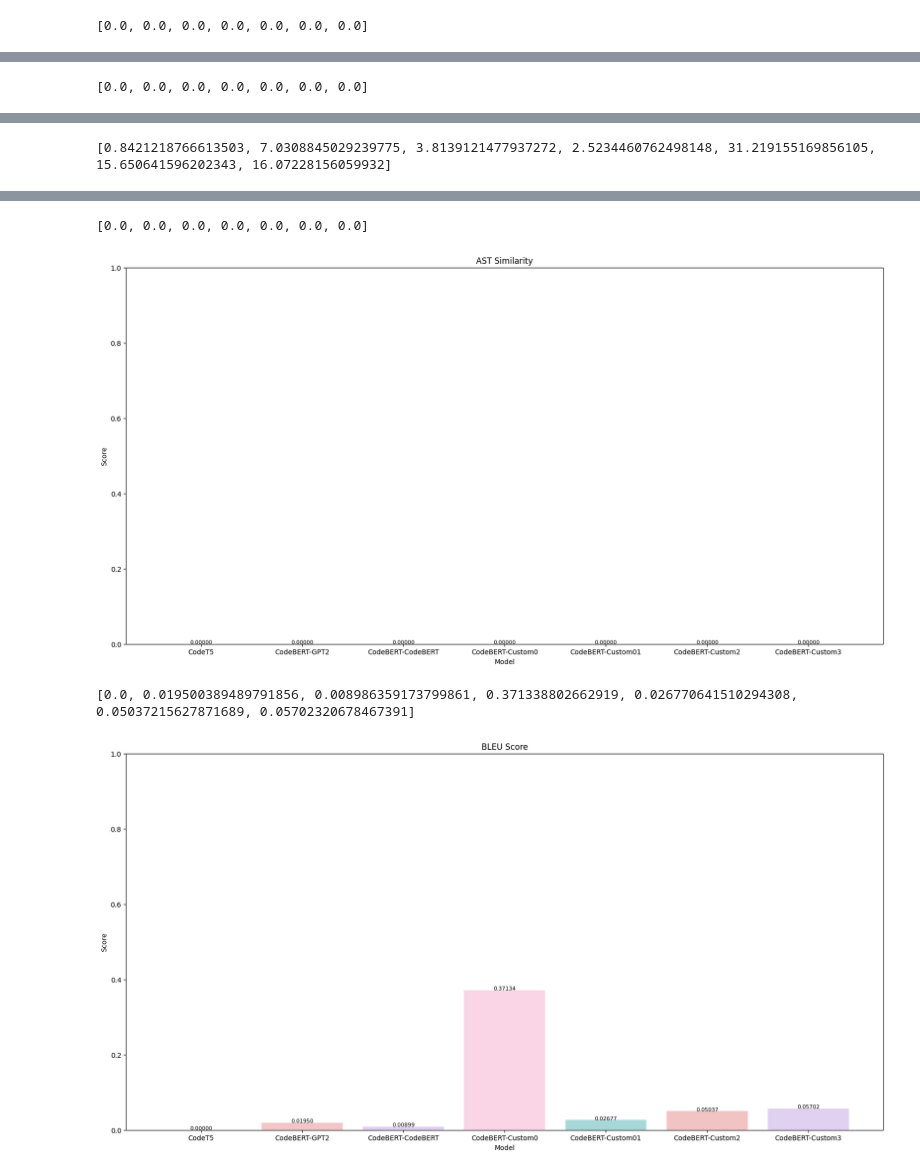
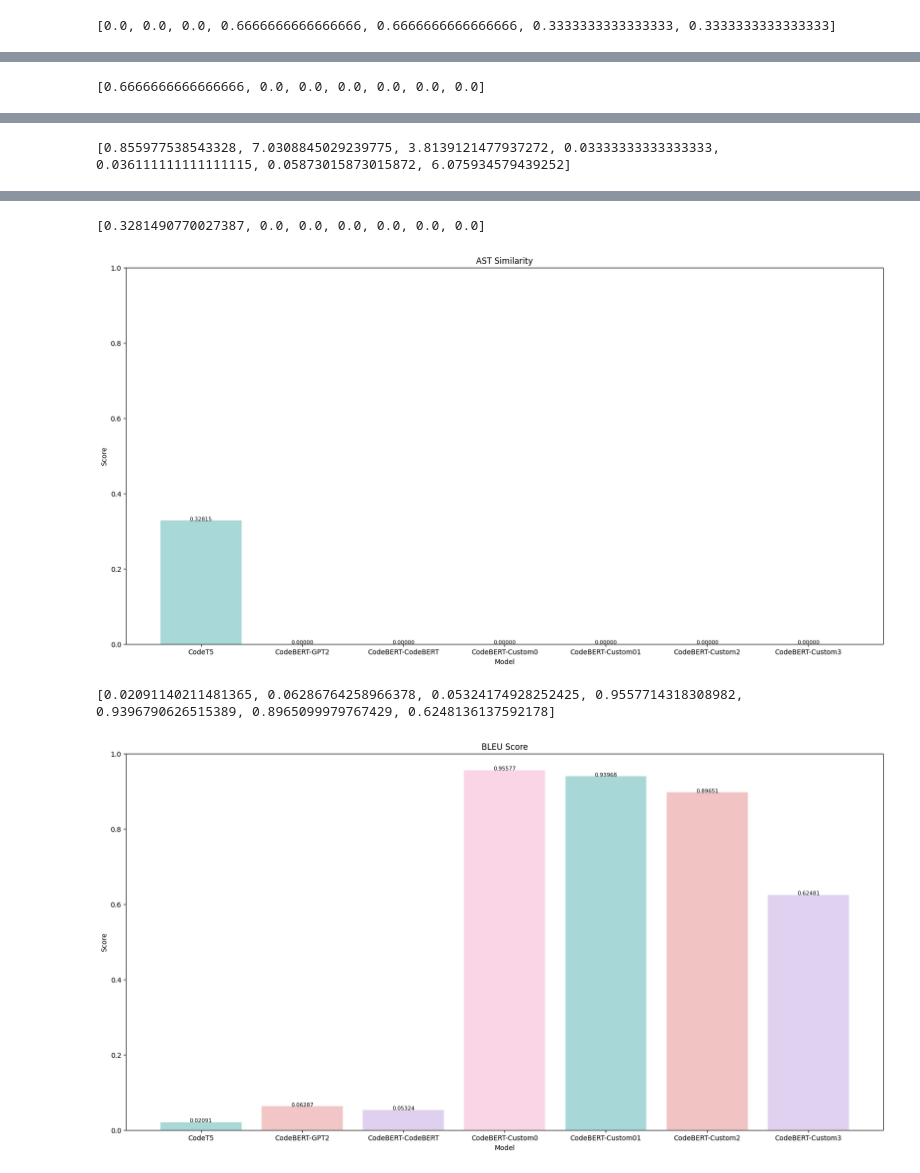
Before and after one commit to Batool-AA/PyFixAI, a Jupyter notebook: evaluation/metrics/metrics.ipynb, the cells around one changed output, grey strips where cells are left out. Saved outputs shown, nothing was run; the diff lists cells and outputs as text; code cells hidden in the pictures.

```diff
--- a/evaluation/metrics/metrics.ipynb
+++ b/evaluation/metrics/metrics.ipynb
@@ -108,48 +107,49 @@ def detokenize(tokens):
             code += "\n" + ("    " * indent_level)
         elif token == "INDENT":
             indent_level += 1
+            code += "\n" + ("    " * indent_level)
         elif token == "DEDENT":
-            indent_level = max(indent_level - 1, 0)
+            indent_level -= 1
             code += "\n" + ("    " * indent_level)
         else:
-            code += token if token in "():,." else f" {token}"
+            if code and code[-1] not in ("\n", " ", "(", "[", "{"):
+                code += " "
+            code += token
     return code.strip()
 # %%
-def evaluate_seq2seq(model, tokenizer):
+def evaluate_seq2seq(model, tokenizer, max_length=128):
     predictions = []
     ground_truths = []
 
     for entry in test_data:
         src_code = entry["src"]
         expected_output = entry["tgt"]
-        input = 'Fix: \n ' + detokenize(src_code)
-
 
         # Tokenize input with attention_mask explicitly passed
         inputs = tokenizer(
-            input,
+            src_code,
             return_tensors="pt",
             truncation=True,
             padding=True,
-            max_length=512,
+            max_length=128
         )
         input_ids = inputs["input_ids"]
         attention_mask = inputs["attention_mask"]
-        print("buggy code:", input)
+        # print("buggy code:", src_code)
         with torch.no_grad():
             output = model.generate(
                 input_ids=input_ids,
                 attention_mask=attention_mask,
-                max_length=512,
-                num_beams=5,
-                early_stopping=True
+                max_length=128
             )
 
         predicted_code = tokenizer.decode(output[0], skip_special_tokens=True)
-        # print(predicted_code)
         expected_output = detokenize(expected_output)
-        print("predicted\n", predicted_code, '\n\nexpected\n', expected_output)
+        # print("p\n", predicted_code, '\n\ne\n', expected_output)
         predictions.append(predicted_code)
         ground_truths.append(expected_output)
+        # print("Input:\n", src_code)
+        # print("\nOutput:\n", predicted_code)
+        # print("\nExpected Output:\n", expected_output)
 
     return evaluate_bugfix(predictions, ground_truths)
@@ -272,11 +356,11 @@ def evaluate_custom(model, tokenizer, device='cpu'):
                 target_text = tokenizer.decode(tgt_input_ids[0], skip_special_tokens=True)
         # print(predicted_text)
 
+        predicted_text = cleanup_tokens(predicted_text)
         predicted_text = detokenize(predicted_text)
-        predicted_text = clean_prediction(predicted_text)
+
         target_text = detokenize(target_text)
-        print("p:\n", predicted_text, "\n")
-        print("t:\n", target_text)
+
         predictions.append(predicted_text)
         ground_truths.append(target_text)
 
@@ -416,8 +498,10 @@ def plot_metric(metric, title):
     plt.bar(models, metric, color=model_colors)
 
     padding = (max(metric) - min(metric)) * 0.1
-    if "Lev" in title:
-        plt.ylim(0, 32)
+    if "Compilation" in title:
+        plt.ylim(0, 1.2)
+    elif "Lev" in title:
+        plt.ylim(0, 13)
     else:
         plt.ylim(0, 1)
 
@@ -437,4 +521,4 @@ plot_metric(lev_distance, 'Normalized Levenshtein')
 plot_metric(ast_score, 'AST Similarity')
 plot_metric(bleu, 'BLEU Score')
 # %% [output]
-[0.0, 0.0, 0.0, 0.0, 0.0, 0.0, 0.0]
+[0.0, 0.0, 0.0, 0.6666666666666666, 0.6666666666666666, 0.3333333333333333, 0.3333333333333333]
@@ -442 +526 @@ plot_metric(bleu, 'BLEU Score')
-[0.0, 0.0, 0.0, 0.0, 0.0, 0.0, 0.0]
+[0.6666666666666666, 0.0, 0.0, 0.0, 0.0, 0.0, 0.0]
@@ -444 +528 @@ plot_metric(bleu, 'BLEU Score')
-[0.8421218766613503, 7.0308845029239775, 3.8139121477937272, 2.5234460762498148, 31.219155169856105, 15.650641596202343, 16.07228156059932]
+[0.855977538543328, 7.0308845029239775, 3.8139121477937272, 0.03333333333333333, 0.036111111111111115, 0.05873015873015872, 6.075934579439252]
@@ -446,4 +530,4 @@ plot_metric(bleu, 'BLEU Score')
-[0.0, 0.0, 0.0, 0.0, 0.0, 0.0, 0.0]
+[0.3281490770027387, 0.0, 0.0, 0.0, 0.0, 0.0, 0.0]
-[figure, old version]
+[figure, new version]
-[0.0, 0.019500389489791856, 0.008986359173799861, 0.371338802662919, 0.026770641510294308, 0.05037215627871689, 0.05702320678467391]
+[0.02091140211481365, 0.06286764258966378, 0.05324174928252425, 0.9557714318308982, 0.9396790626515389, 0.8965099979767429, 0.6248136137592178]
-[figure, old version]
+[figure, new version]
```
Also changed, not shown: parts of 6 cells of this notebook, 1 other file.
